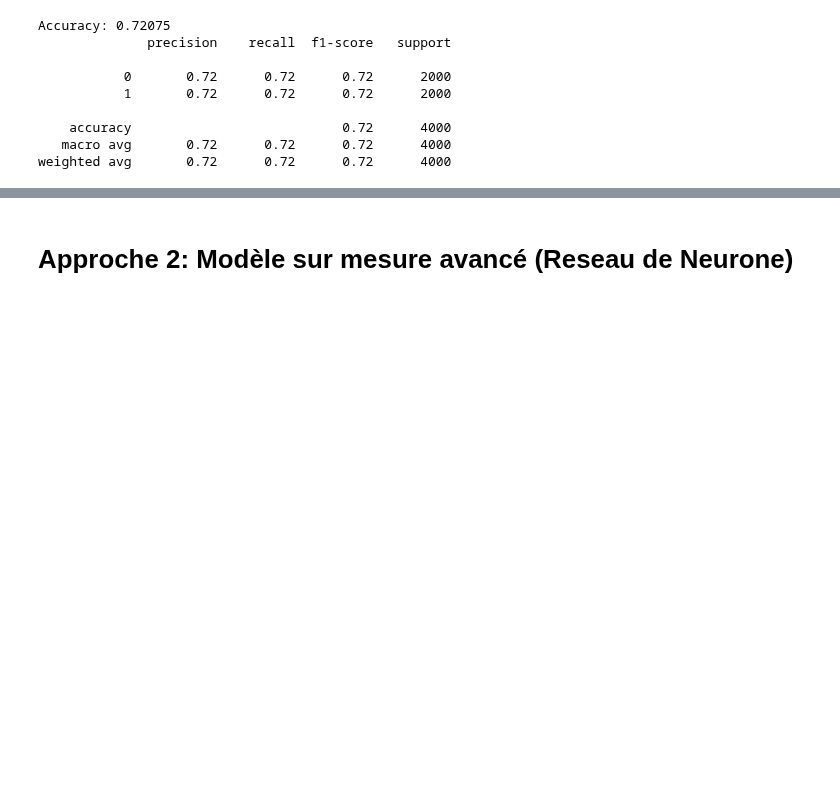
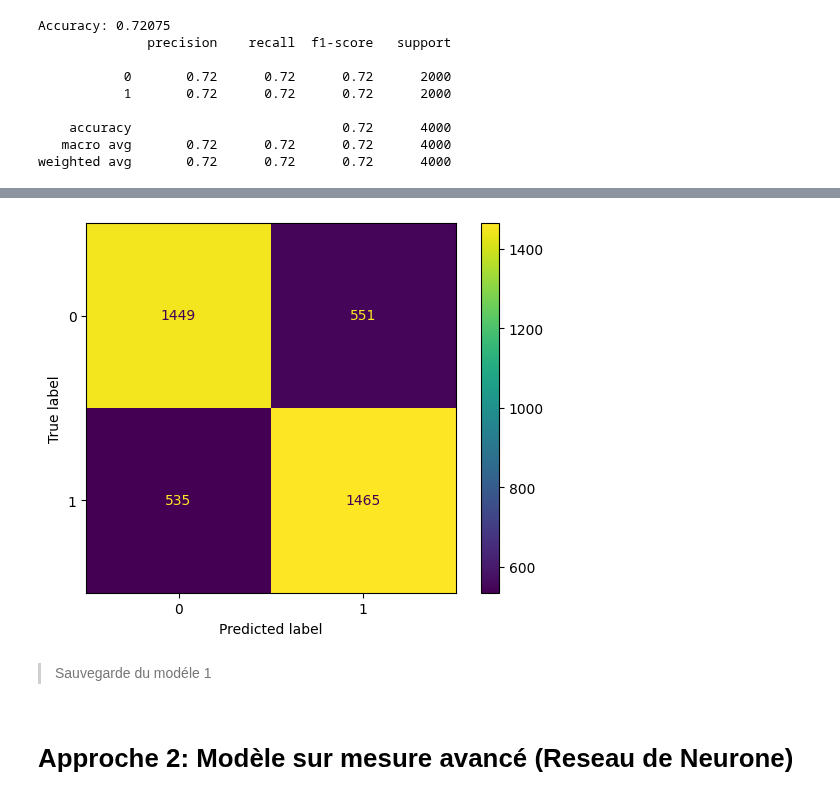
Before and after one commit to amadousysada/Sentiment-Analysis, a Jupyter notebook: notebooks/p7_02_modelisation.ipynb, the cells around one changed output, grey strips where cells are left out. Drawn from its saved outputs; the diff is of its cells as text; code cells hidden in the pictures; blank space fills up the shorter version.

```diff
--- a/notebooks/p7_02_modelisation.ipynb
+++ b/notebooks/p7_02_modelisation.ipynb
@@ -567 +583,9 @@ weighted avg       0.72      0.72      0.72      4000
+# %%
+from sklearn.metrics import ConfusionMatrixDisplay
+ConfusionMatrixDisplay.from_estimator(lr_model, X_test_w2v, y_test_w2v)
+plt.show()
+# %% [output]
+[figure, added]
+# %% [markdown]
+> Sauvegarde du modéle 1
 # %%
```
Also changed, not shown: parts of 3 cells of this notebook.
